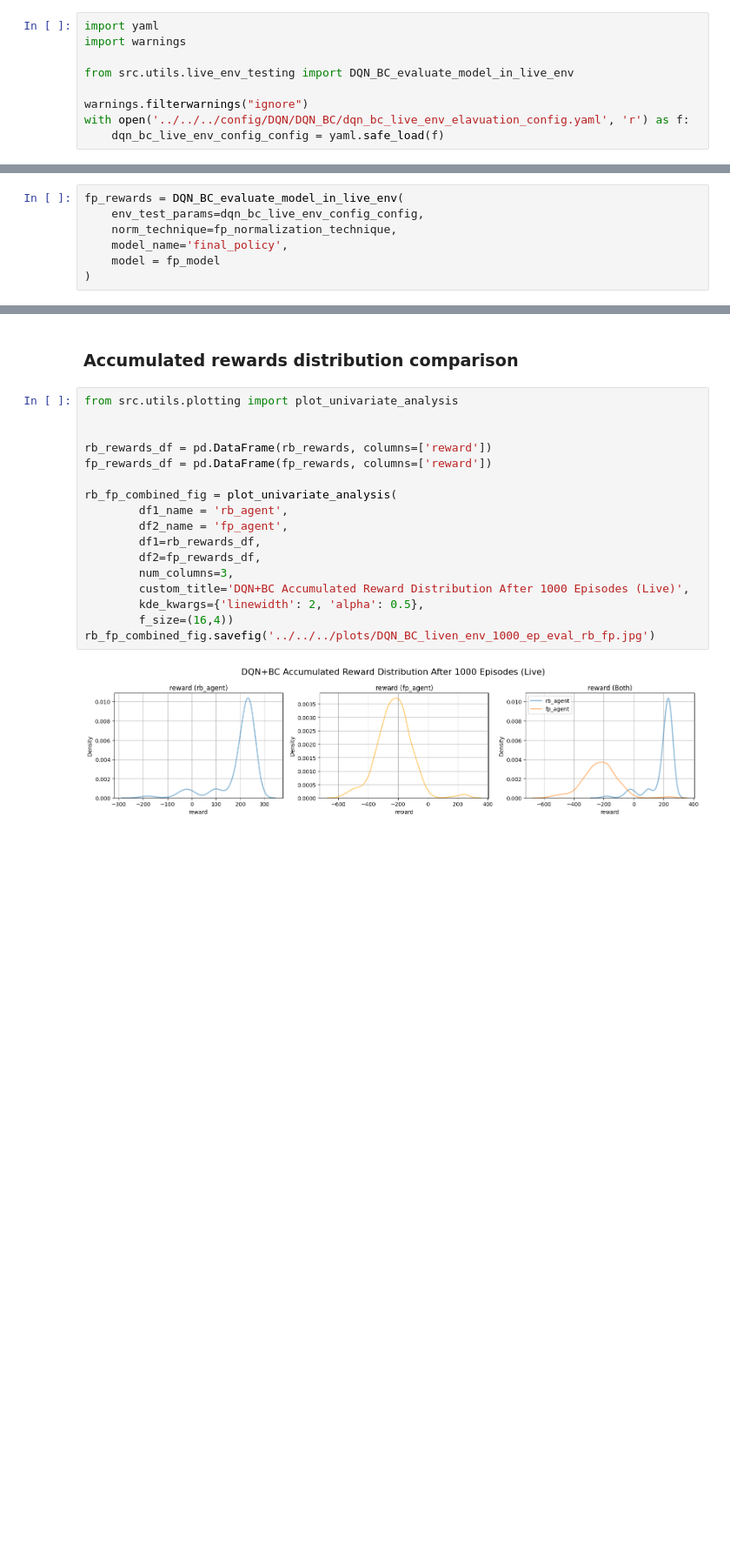
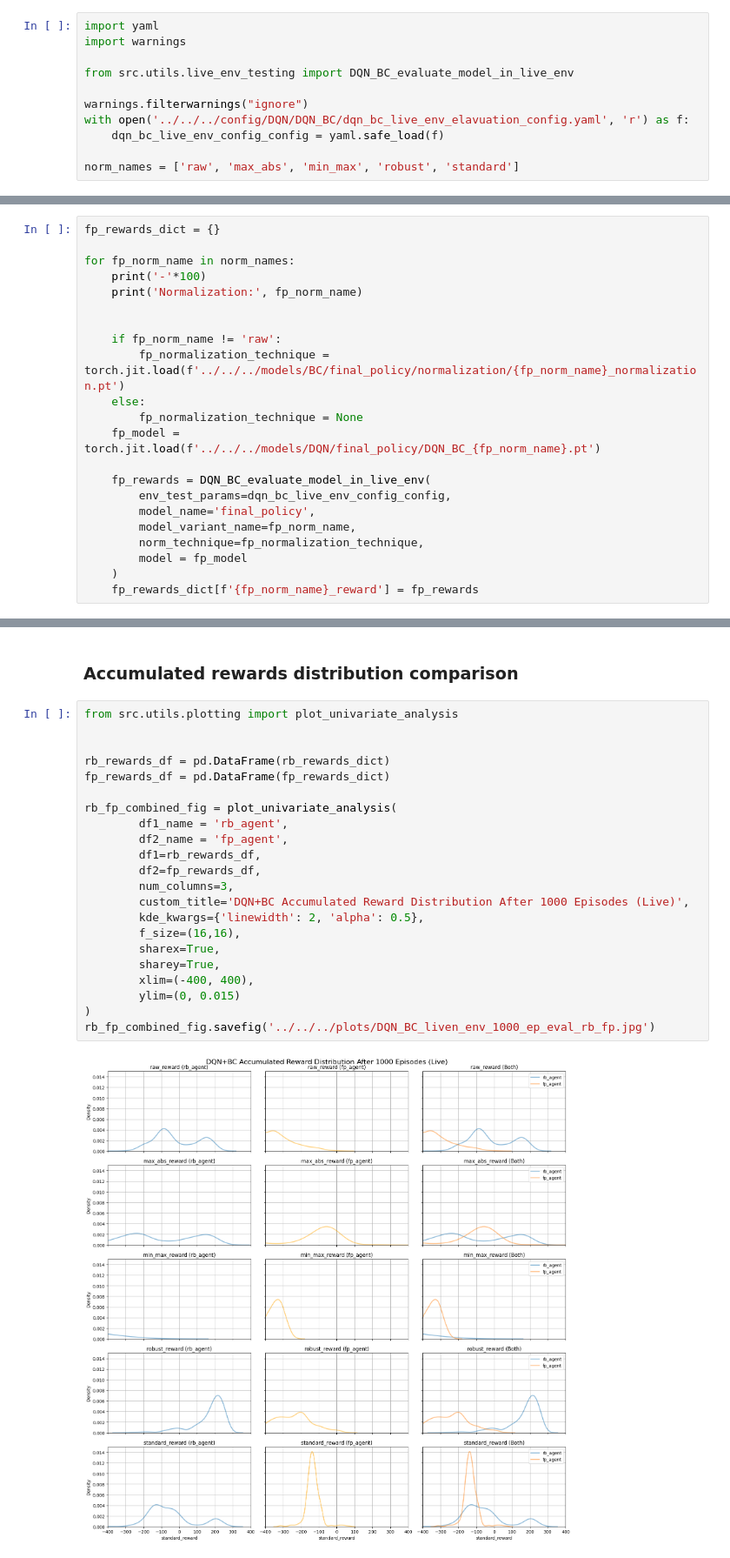
Before and after one commit to andonov16/Offline_RL_BSc_Thesis, a Jupyter notebook: notebooks/DQN/DQN_BC/DQN_BC_evaluation.ipynb, the cells around one changed output, grey strips where cells are left out. Shown at 87% size. Saved outputs shown, nothing was run; the diff lists cells and outputs as text; blank space fills up the shorter version.

Commit message:
DQN+BC all models evaulated in the live env.

```diff
--- a/notebooks/DQN/DQN_BC/DQN_BC_evaluation.ipynb
+++ b/notebooks/DQN/DQN_BC/DQN_BC_evaluation.ipynb
@@ -119,6 +29,8 @@ from src.utils.live_env_testing import DQN_BC_evaluate_model_in_live_env
 warnings.filterwarnings("ignore")
 with open('../../../config/DQN/DQN_BC/dqn_bc_live_env_elavuation_config.yaml', 'r') as f:
     dqn_bc_live_env_config_config = yaml.safe_load(f)
+
+norm_names = ['raw', 'max_abs', 'min_max', 'robust', 'standard']
 # %% [markdown]
 ### Replay Buffer
 # %%
@@ -131,9 +68,24 @@ rb_rewards = DQN_BC_evaluate_model_in_live_env(
 # %% [markdown]
 ### Final Policy
 # %%
-fp_rewards = DQN_BC_evaluate_model_in_live_env(
-    env_test_params=dqn_bc_live_env_config_config,
-    norm_technique=fp_normalization_technique,
-    model_name='final_policy',
-    model = fp_model
-)
+fp_rewards_dict = {}
+
+for fp_norm_name in norm_names:
+    print('-'*100)
+    print('Normalization:', fp_norm_name)
+
+
+    if fp_norm_name != 'raw':
+        fp_normalization_technique = torch.jit.load(f'../../../models/BC/final_policy/normalization/{fp_norm_name}_normalization.pt')
+    else:
+        fp_normalization_technique = None
+    fp_model = torch.jit.load(f'../../../models/DQN/final_policy/DQN_BC_{fp_norm_name}.pt')
+
+    fp_rewards = DQN_BC_evaluate_model_in_live_env(
+        env_test_params=dqn_bc_live_env_config_config,
+        model_name='final_policy',
+        model_variant_name=fp_norm_name,
+        norm_technique=fp_normalization_technique,
+        model = fp_model
+    )
+    fp_rewards_dict[f'{fp_norm_name}_reward'] = fp_rewards
@@ -142,19 +105,24 @@ fp_rewards = DQN_BC_evaluate_model_in_live_env(
 # %%
 from src.utils.plotting import plot_univariate_analysis
 
 
-rb_rewards_df = pd.DataFrame(rb_rewards, columns=['reward'])
-fp_rewards_df = pd.DataFrame(fp_rewards, columns=['reward'])
+rb_rewards_df = pd.DataFrame(rb_rewards_dict)
+fp_rewards_df = pd.DataFrame(fp_rewards_dict)
 
 rb_fp_combined_fig = plot_univariate_analysis(
         df1_name = 'rb_agent',
         df2_name = 'fp_agent',
         df1=rb_rewards_df,
         df2=fp_rewards_df,
         num_columns=3,
         custom_title='DQN+BC Accumulated Reward Distribution After 1000 Episodes (Live)',
         kde_kwargs={'linewidth': 2, 'alpha': 0.5},
-        f_size=(16,4))
+        f_size=(16,16),
+        sharex=True,
+        sharey=True,
+        xlim=(-400, 400),
+        ylim=(0, 0.015)
+)
 rb_fp_combined_fig.savefig('../../../plots/DQN_BC_liven_env_1000_ep_eval_rb_fp.jpg')
 # %% [output]
-[figure, old version]
+[figure, new version]
```
Also changed, not shown: parts of 8 cells of this notebook, 14 other files.
